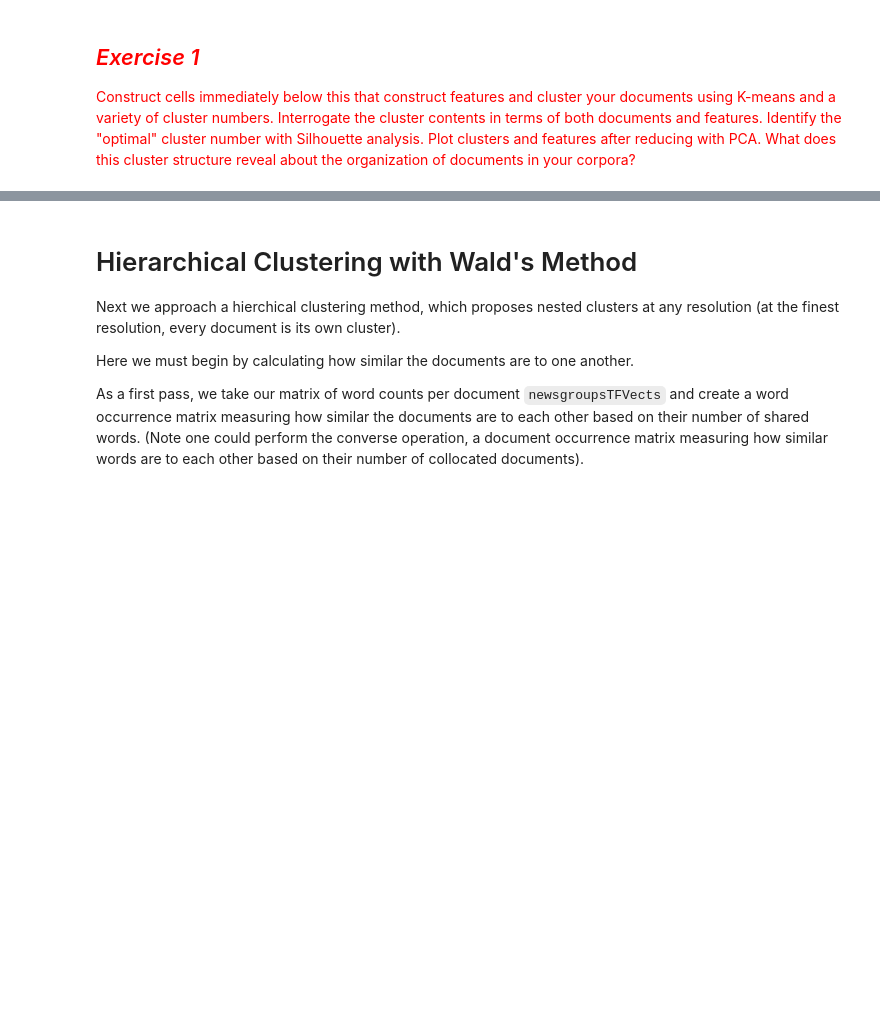
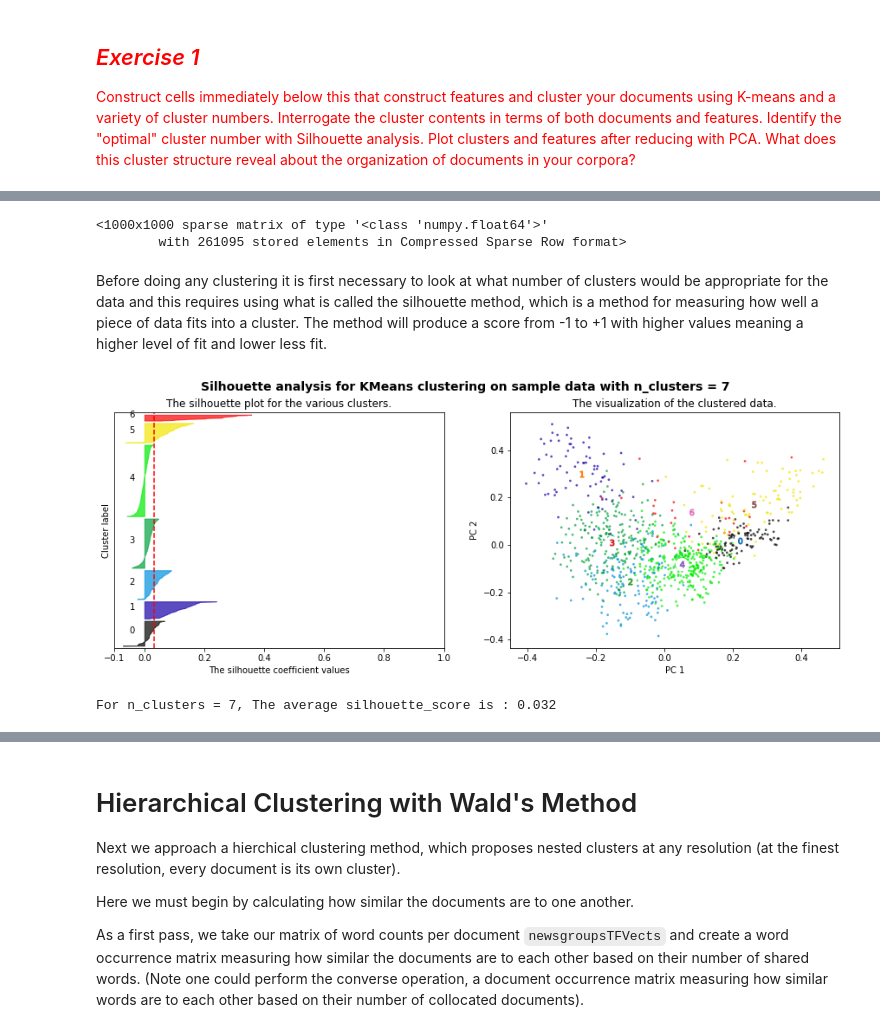
Before and after one commit to TimothyElder/content-analysis-2018, a Jupyter notebook: 3-Clustering-and-Topic-Modeling/3-Clustering-and-Topic-Modeling.ipynb, the cells around one changed output, grey strips where cells are left out. Saved outputs shown, nothing was run; the diff lists cells and outputs as text; code cells hidden in the pictures; blank space fills up the shorter version.

Commit message:
Clustering homework

```diff
--- a/3-Clustering-and-Topic-Modeling/3-Clustering-and-Topic-Modeling.ipynb
+++ b/3-Clustering-and-Topic-Modeling/3-Clustering-and-Topic-Modeling.ipynb
@@ -660,0 +581,4 @@ print(plosVects.shape)
+# %%
+#loads dataframe
+plos_df = pd.read_pickle(r'C:\Users\Timot\Documents\content-analysis-2018\data\plos_analysis\plos_sample.pk1')
+#plos_df
@@ -661,3 +619,9 @@ print(plosVects.shape)
+# %%
+#This 'prunes' the matrix, meaning it only leaves certain words based upon frequency and weighting, I think.
+#initialize
+plosTFVectorizer = sklearn.feature_extraction.text.TfidfVectorizer(max_df=0.5, max_features=1000, min_df=3, stop_words='english', norm='l2')
+#train
+plosTFVects = plosTFVectorizer.fit_transform(plos_df['Article Contents'])
 # %%
 plosVects
 # %% [output]
@@ -801,10 +629,0 @@ y = components[:,keyword_ids][1,:]
-# %%
-colordict = {
-'Cluster 0': 'red',
-'Cluster 1': 'orange',
-'Cluster 2': 'green',
-'Cluster 3': 'blue',
-'Cluster 4': 'yellow',
-    }
-colors = [colordict[c] for c in gutenberg_df:
-          print("The categories' colors are:\n{}".format(colordict.items()))
@@ -812,0 +630,13 @@ SyntaxError: invalid syntax (<ipython-input-63-37099514d2c9>, line 8)
+# %%
+#comparing this and the above cell it is easy to see what the tf-idf pruning is doing. It is limiting what words are going to be analyzed by their weights.
+#Now there are 1000 words but the same amount of documents.
+plosTFVects
+# %% [output]
+<1000x1000 sparse matrix of type '<class 'numpy.float64'>'
+        with 261095 stored elements in Compressed Sparse Row format>
+# %%
+PCA = sklearn.decomposition.PCA
+pca = PCA(n_components = 2).fit(plosTFVects.toarray())
+reduced_data = pca.transform(plosTFVects.toarray())
+# %% [markdown]
+Before doing any clustering it is first necessary to look at what number of clusters would be appropriate for the data and this requires using what is called the silhouette method, which is a method for measuring how well a piece of data fits into a cluster. The method will produce a score from -1 to +1 with higher values meaning a higher level of fit and lower less fit.
@@ -812,0 +709,6 @@ SyntaxError: invalid syntax (<ipython-input-63-37099514d2c9>, line 8)
+# %%
+X = plosTFVects.toarray()
+plotSilhouette(7, X)
+# %% [output]
+[figure, added]
+For n_clusters = 7, The average silhouette_score is : 0.032
```
Also changed, not shown: parts of 102 cells of this notebook.
